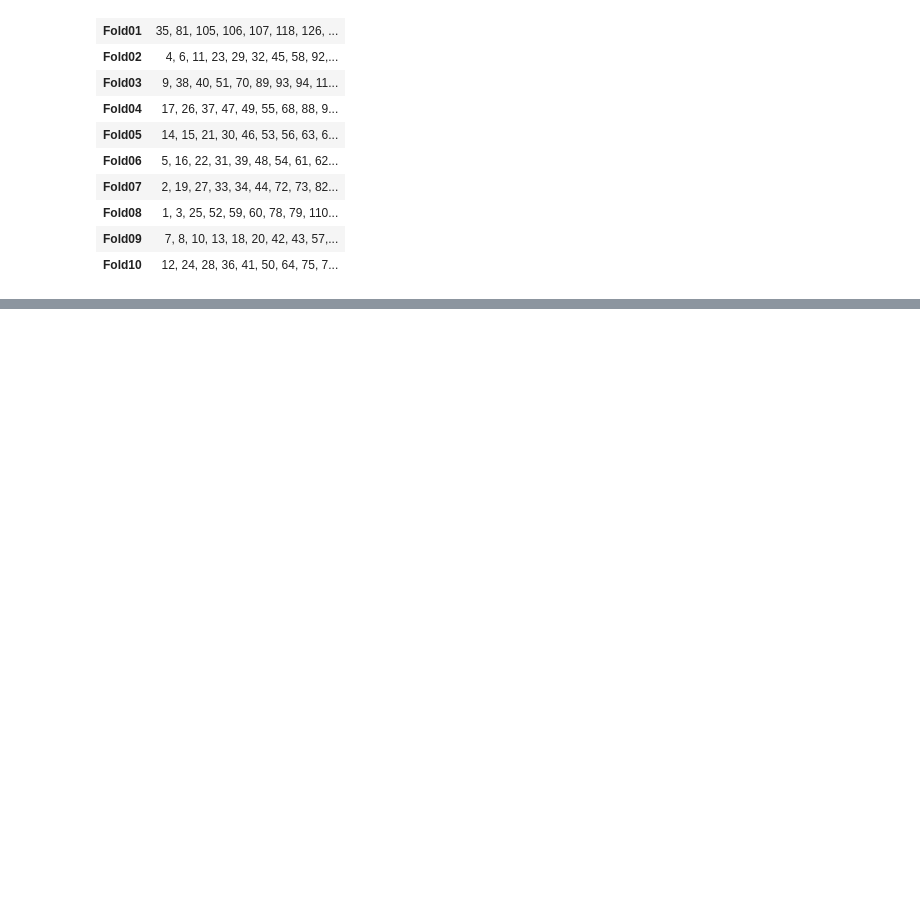
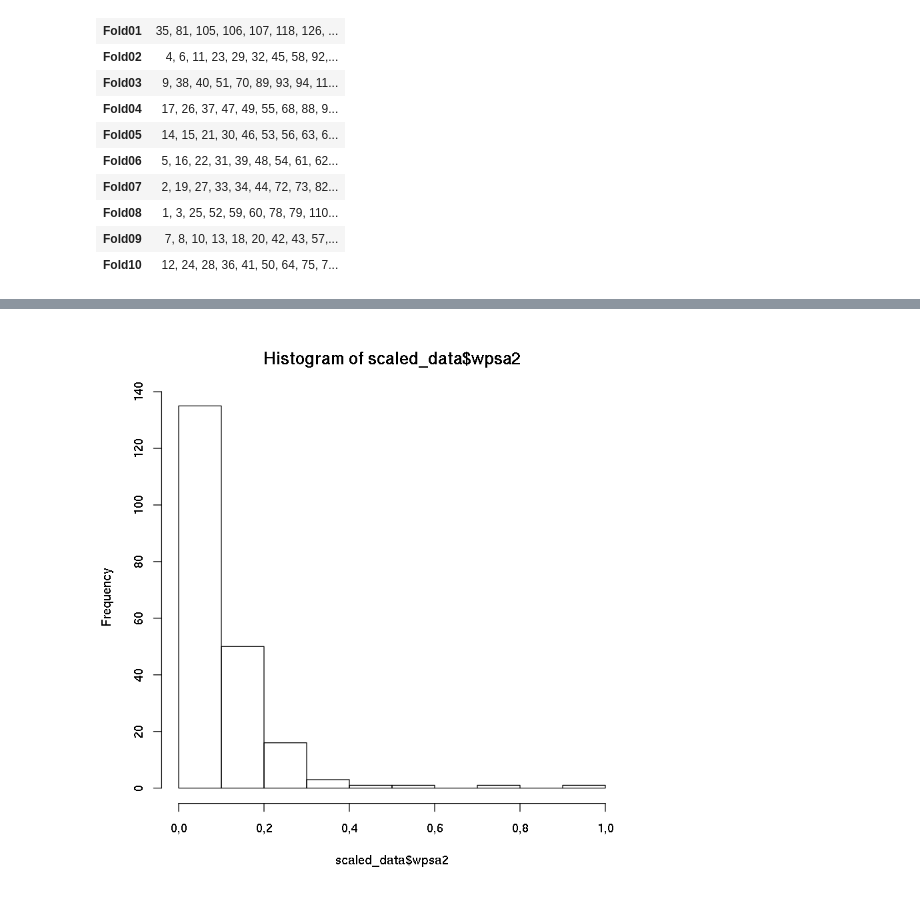
Before and after one commit to adamPaclawski/AI_pharm, a Jupyter notebook: AI in Pharm 2 - data prep.ipynb, the cells around one changed output, grey strips where cells are left out. Saved outputs shown, nothing was run; the diff lists cells and outputs as text; code cells hidden in the pictures; blank space fills up the shorter version.

```diff
--- a/AI in Pharm 2 - data prep.ipynb
+++ b/AI in Pharm 2 - data prep.ipynb
@@ -389,0 +423,6 @@ hist((data$slogp_vsa8))
+# %%
+pp_settings2 <- preProcess(data[,c("wpsa1","wpsa2")], method=c("range"))
+
+scaled_data <- predict(pp_settings2, data[,c("wpsa1","wpsa2")])
+
+summary(scaled_data)
@@ -389,0 +437,4 @@ hist((data$slogp_vsa8))
+# %%
+hist(scaled_data$wpsa2)
+# %% [output]
+[figure, added]
```
Also changed, not shown: parts of 26 cells of this notebook.
